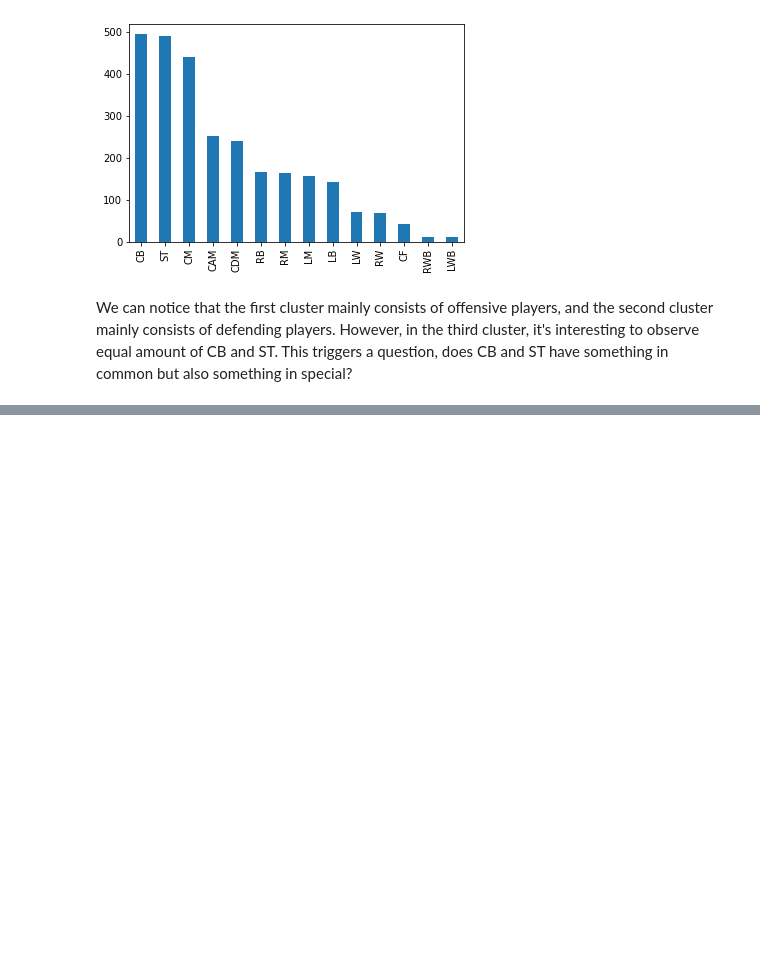
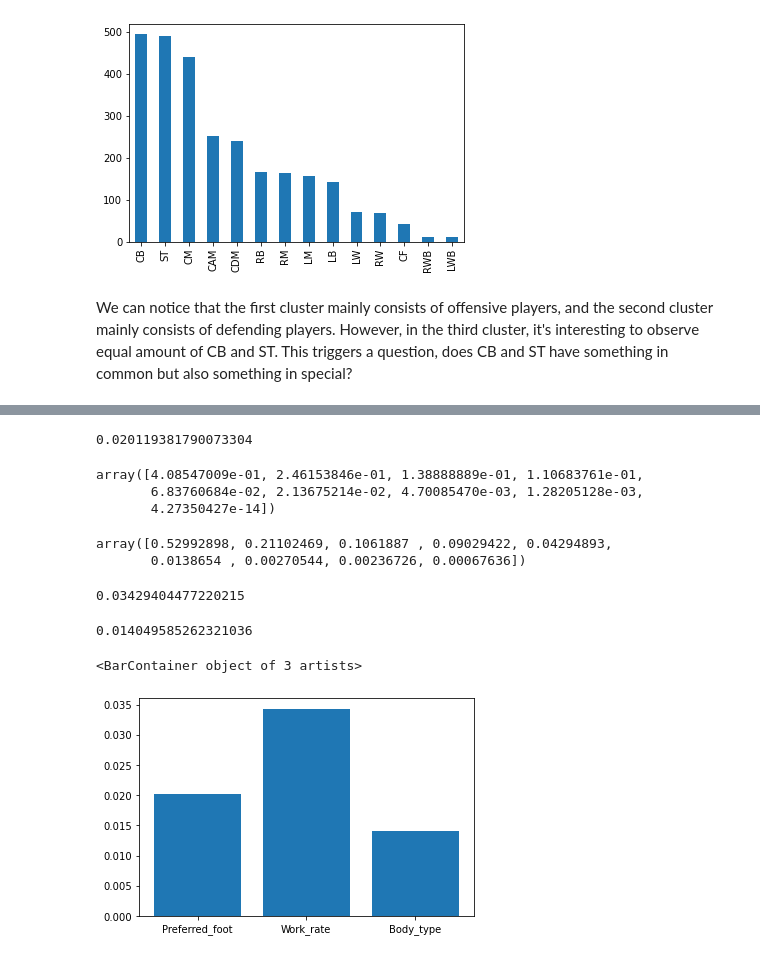
Before and after one commit to Hrann/118b-hsr, a Jupyter notebook: 118B Final Project.ipynb, the cells around one changed output, grey strips where cells are left out. Drawn from its saved outputs; the diff is of its cells as text; code cells hidden in the pictures; blank space fills up the shorter version.

Commit message:
Add KL-Divergence

```diff
--- a/118B Final Project.ipynb
+++ b/118B Final Project.ipynb
@@ -999,0 +847,32 @@ k
+# %%
+kl_divergence(st['preferred_foot'].value_counts().values/np.sum(st['preferred_foot'].value_counts().values),cb['preferred_foot'].value_counts().values/np.sum(cb['preferred_foot'].value_counts().values))
+# %% [output]
+0.020119381790073304
+# %%
+stworkrate = np.append(st['work_rate'].value_counts().values,1e-10)
+stworkrate = stworkrate/np.sum(stworkrate)
+stworkrate
+# %% [output]
+array([4.08547009e-01, 2.46153846e-01, 1.38888889e-01, 1.10683761e-01,
+       6.83760684e-02, 2.13675214e-02, 4.70085470e-03, 1.28205128e-03,
+       4.27350427e-14])
+# %%
+cbworkrate = cb['work_rate'].value_counts().values
+cbworkrate = cbworkrate/np.sum(cbworkrate)
+cbworkrate
+# %% [output]
+array([0.52992898, 0.21102469, 0.1061887 , 0.09029422, 0.04294893,
+       0.0138654 , 0.00270544, 0.00236726, 0.00067636])
+# %%
+kl_divergence(stworkrate,cbworkrate)
+# %% [output]
+0.03429404477220215
+# %%
+kl_divergence(st['body_type'].value_counts().values[:3]/np.sum(st['body_type'].value_counts().values[:3]),cb['body_type'].value_counts().values/np.sum(cb['body_type'].value_counts().values))
+# %% [output]
+0.014049585262321036
+# %%
+plt.bar(['Preferred_foot','Work_rate','Body_type'],[0.020119381790073304,0.03429404477220215,0.014049585262321036])
+# %% [output]
+<BarContainer object of 3 artists>
+[figure, added]
```
Also changed, not shown: parts of 29 cells of this notebook.
